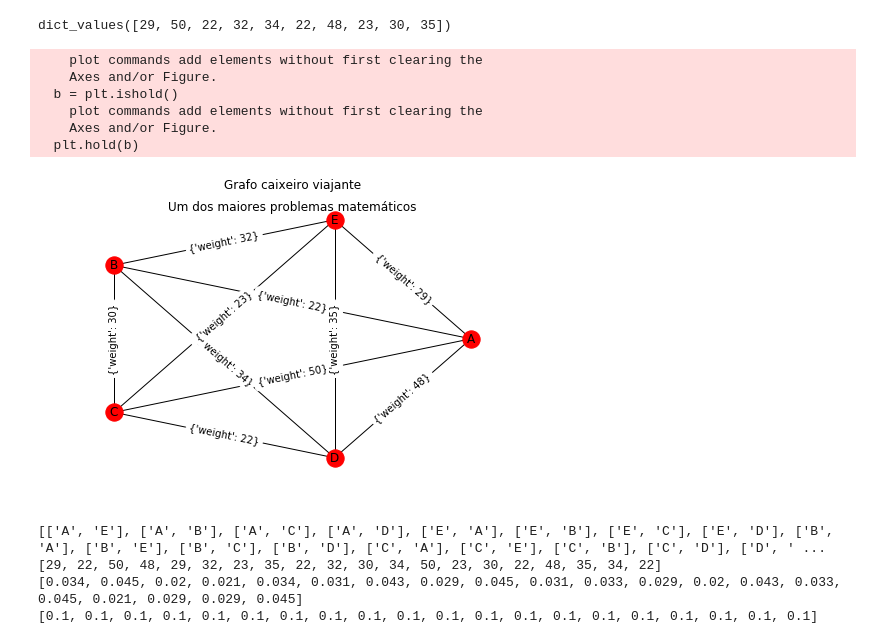
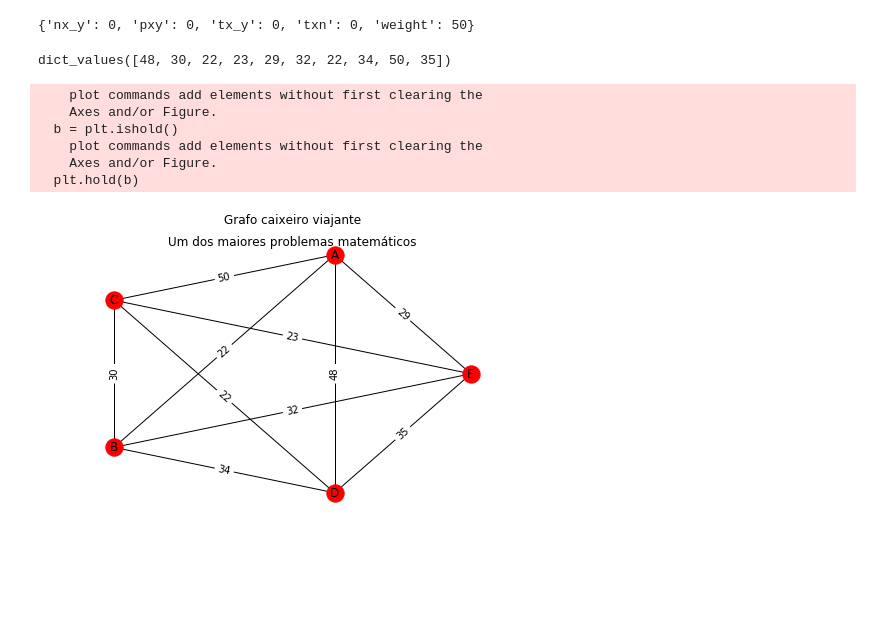
Before and after one commit to Jimmy-INL/ACOForTravellingSalesman, a Jupyter notebook: Ant colony optimization for Travelling Salesman.ipynb, the cells around one changed output. Drawn from its saved outputs; the diff is of its cells as text; code cells hidden in the pictures; blank space fills up the shorter version.

```diff
--- a/Ant colony optimization for Travelling Salesman.ipynb
+++ b/Ant colony optimization for Travelling Salesman.ipynb
@@ -11,32 +11,37 @@ G.add_node('B')
 G.add_node('C')
 G.add_node('D')
 G.add_node('E')
-G.add_weighted_edges_from([('A','B', 22), ('A','C', 50), ('A','D', 48), ('A', 'E', 29)])
-G.add_weighted_edges_from([('B','A', 22), ('B','C', 30), ('B','D', 34), ('B', 'E', 32)])
-G.add_weighted_edges_from([('C','A', 50), ('C','B', 30), ('C','D', 22), ('C', 'E', 23)])
-G.add_weighted_edges_from([('D','A', 48), ('D','B', 34), ('D','C', 22), ('D', 'E', 35)])
-G.add_weighted_edges_from([('E','A', 29), ('E','B', 32), ('E','C', 23), ('E', 'D', 35)])
+G.add_weighted_edges_from([('A','B', 22), ('A','C', 50), ('A','D', 48), ('A', 'E', 29)], tx_y=0, nx_y=0, txn=0, pxy=0)
+G.add_weighted_edges_from([('B','A', 22), ('B','C', 30), ('B','D', 34), ('B', 'E', 32)], tx_y=0, nx_y=0, txn=0, pxy=0)
+G.add_weighted_edges_from([('C','A', 50), ('C','B', 30), ('C','D', 22), ('C', 'E', 23)], tx_y=0, nx_y=0, txn=0, pxy=0)
+G.add_weighted_edges_from([('D','A', 48), ('D','B', 34), ('D','C', 22), ('D', 'E', 35)], tx_y=0, nx_y=0, txn=0, pxy=0)
+G.add_weighted_edges_from([('E','A', 29), ('E','B', 32), ('E','C', 23), ('E', 'D', 35)], tx_y=0, nx_y=0, txn=0, pxy=0)
+# %%
+G.get_edge_data('A','C')
+#G['A']['B']['tx_y'] = 5
+# %% [output]
+{'nx_y': 0, 'pxy': 0, 'tx_y': 0, 'txn': 0, 'weight': 50}
 # %%
 labels = nx.get_edge_attributes(G,'weight')
 print(labels.values())
 # %% [output]
-dict_values([29, 50, 22, 32, 34, 22, 48, 23, 30, 35])
+dict_values([48, 30, 22, 23, 29, 32, 22, 34, 50, 35])
 # %%
 pos=nx.circular_layout(G)
 nx.draw(G,pos, with_labels=True)
 #nx.draw_circular(G,node_color='r',with_labels=True, edge_labels=labels)
-nx.draw_networkx_edge_labels(G, pos)
+nx.draw_networkx_edge_labels(G, pos, edge_labels=labels)
 plt.title("Grafo caixeiro viajante")
 plt.suptitle("Um dos maiores problemas matemáticos")
 plt.show()
 # %% [output]
     plot commands add elements without first clearing the
     Axes and/or Figure.
   b = plt.ishold()
     plot commands add elements without first clearing the
     Axes and/or Figure.
   plt.hold(b)
-[figure, old version]
+[figure, new version]
 # %%
 def float2(value, qf):
     return float('%.'+str(qf)+'f' % (value))
@@ -50,35 +55,39 @@ def sumAllNeighborsAndTxyNxy(vertice):
         s += Atxn
     return s
 
-routs = []
-distances = []
-tx_y = []
-nx_y = []
-txn = []
-pxy = []
-ppxy = []
+def preparingPlot():
+    all_atributes, routs, distances, tx_y, nx_y, txn, pxy, ppxy = [], [], [], [], [], [], [], []
+
+    for vertice in G.nodes():
+        for vizinho in G.neighbors(vertice):
+            routs.append([vertice, vizinho])
+            distances.append(G.get_edge_data(vertice, vizinho)['weight'])
+            tx_y.append(G.get_edge_data(vertice, vizinho)['tx_y'])
+            nx_y.append(G.get_edge_data(vertice, vizinho)['nx_y'])
+            txn.append(G.get_edge_data(vertice, vizinho)['txn'])
+            pxy.append(G.get_edge_data(vertice, vizinho)['pxy'])
+            ppxy.append(G.get_edge_data(vertice, vizinho)['pxy'] * 100)
+    all_atributes.append(routs)
+    all_atributes.append(distances)
+    all_atributes.append(tx_y)
+    all_atributes.append(nx_y)
+    all_atributes.append(txn)
+    all_atributes.append(pxy)
+    all_atributes.append(ppxy)
+
+    return all_atributes
+
+
+
 for vertice in G.nodes():
     sumTxVertice = sumAllNeighborsAndTxyNxy(vertice)
     for vizinho in G.neighbors(vertice):
-        routs.append([vertice, vizinho])
-        distances.append(G.get_edge_data(vertice, vizinho)['weight'])
         Atx_y = float("%.3f" % (1/G.get_edge_data(vertice, vizinho)['weight']))
         Anx_y = 0.1
         Atxn = float("%.3f" % (Atx_y*Anx_y))
         Apxy = float("%.3f" % (Atxn/sumTxVertice))
-        tx_y.append(Atx_y)
-        nx_y.append(Anx_y)
-        txn.append(Atxn)
-        pxy.append(Apxy)
-        ppxy.append(Apxy*100)
-        # print("({}-{})".format(vertice, vizinho))
-print(routs)
-print(distances)
-print(tx_y)
-print(nx_y)
+        G[vertice][vizinho]['tx_y'] = Atx_y
+        G[vertice][vizinho]['nx_y'] = Anx_y
+        G[vertice][vizinho]['txn'] = Atxn
+        G[vertice][vizinho]['pxy'] = Apxy
-# %% [output]
-[['A', 'E'], ['A', 'B'], ['A', 'C'], ['A', 'D'], ['E', 'A'], ['E', 'B'], ['E', 'C'], ['E', 'D'], ['B', 'A'], ['B', 'E'], ['B', 'C'], ['B', 'D'], ['C', 'A'], ['C', 'E'], ['C', 'B'], ['C', 'D'], ['D', ' ...
-[29, 22, 50, 48, 29, 32, 23, 35, 22, 32, 30, 34, 50, 23, 30, 22, 48, 35, 34, 22]
-[0.034, 0.045, 0.02, 0.021, 0.034, 0.031, 0.043, 0.029, 0.045, 0.031, 0.033, 0.029, 0.02, 0.043, 0.033, 0.045, 0.021, 0.029, 0.029, 0.045]
-[0.1, 0.1, 0.1, 0.1, 0.1, 0.1, 0.1, 0.1, 0.1, 0.1, 0.1, 0.1, 0.1, 0.1, 0.1, 0.1, 0.1, 0.1, 0.1, 0.1]
 # %%
```
Also changed, not shown: parts of 3 cells of this notebook.
